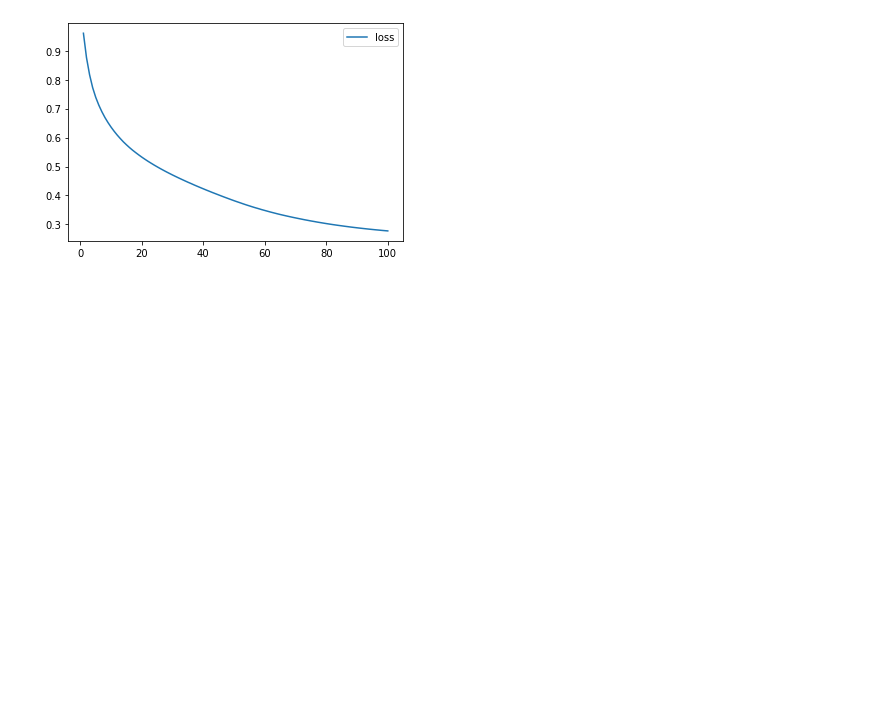
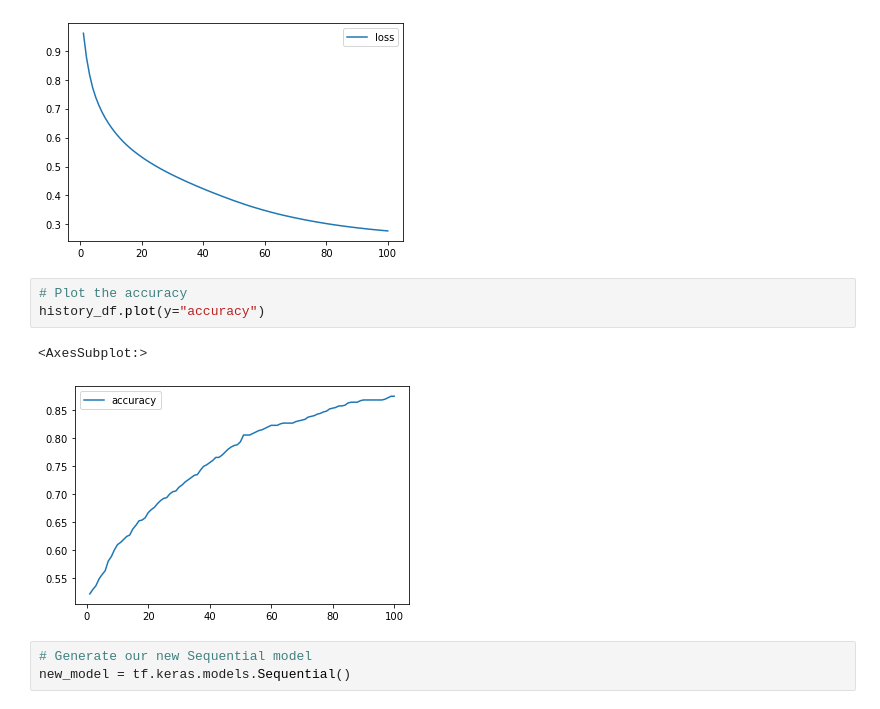
Before and after one commit to ethomas33/Neural_Network_Charity_Analysis, a Jupyter notebook: NurealNetwork.ipynb, the cells around one changed output. Drawn from its saved outputs; the diff is of its cells as text; blank space fills up the shorter version.

```diff
--- a/NurealNetwork.ipynb
+++ b/NurealNetwork.ipynb
@@ -203,3 +203,12 @@ history_df.plot(y="loss")
 # %% [output]
 <AxesSubplot:>
 [figure]
+# %%
+# Plot the accuracy
+history_df.plot(y="accuracy")
+# %% [output]
+<AxesSubplot:>
+[figure, added]
+# %%
+# Generate our new Sequential model
+new_model = tf.keras.models.Sequential()
```
Also changed, not shown: parts of 2 cells of this notebook, 1 other file.
